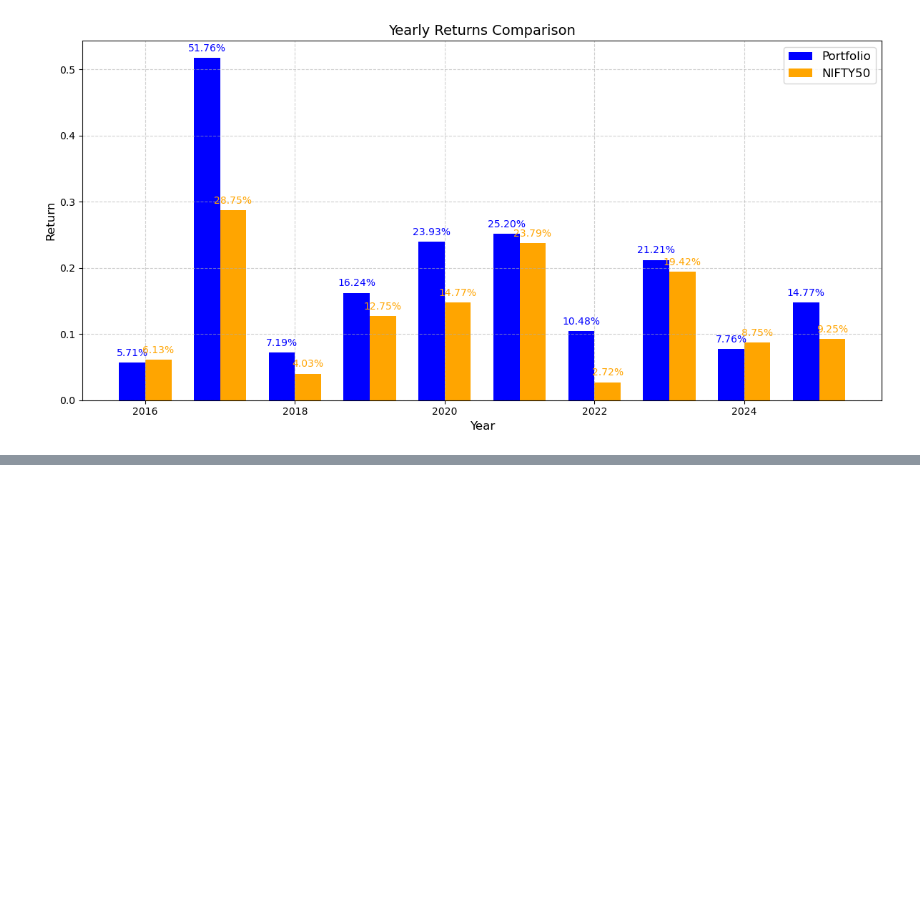
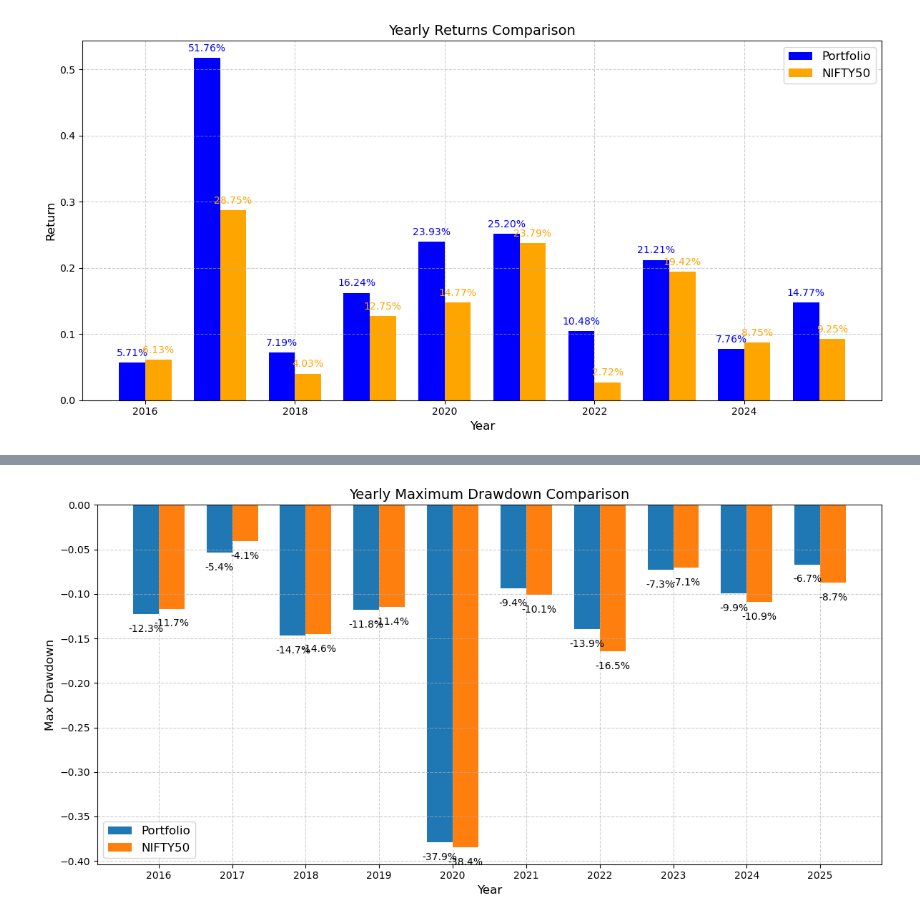
Before and after one commit to learner112/WQU_Capstone_Project, a Jupyter notebook: performance_analysis.ipynb, the cells around one changed output, grey strips where cells are left out. Cells and saved outputs as stored; diff of their text form; code cells hidden in the pictures; blank space fills up the shorter version.

```diff
--- a/performance_analysis.ipynb
+++ b/performance_analysis.ipynb
@@ -408,0 +505,53 @@ plt.show()
+# %%
+yearly_dd = perf.yearly_max_drawdown()
+# %%
+plt.figure(figsize=(12, 6))
+
+x = np.arange(len(yearly_dd.index))
+width = 0.35
+
+plt.bar(
+    x - width/2,
+    yearly_dd["Portfolio_Max_Drawdown"],
+    width,
+    label="Portfolio"
+)
+
+plt.bar(
+    x + width/2,
+    yearly_dd["Benchmark_Max_Drawdown"],
+    width,
+    label="NIFTY50"
+)
+
+plt.title("Yearly Maximum Drawdown Comparison", fontsize=14)
+plt.xlabel("Year", fontsize=12)
+plt.ylabel("Max Drawdown", fontsize=12)
+
+plt.xticks(x, yearly_dd.index.astype(int))
+plt.legend(fontsize=12)
+plt.grid(True, linestyle="--", alpha=0.6)
+
+# Add data labels
+for i, v in enumerate(yearly_dd["Portfolio_Max_Drawdown"]):
+    plt.text(
+        x[i] - width/2,
+        v - 0.02,
+        f"{v:.1%}",
+        ha="center",
+        fontsize=10
+    )
+
+for i, v in enumerate(yearly_dd["Benchmark_Max_Drawdown"]):
+    plt.text(
+        x[i] + width/2,
+        v - 0.02,
+        f"{v:.1%}",
+        ha="center",
+        fontsize=10
+    )
+
+plt.tight_layout()
+plt.show()
+# %% [output]
+[figure, added]
```
Also changed, not shown: parts of 3 cells of this notebook.
